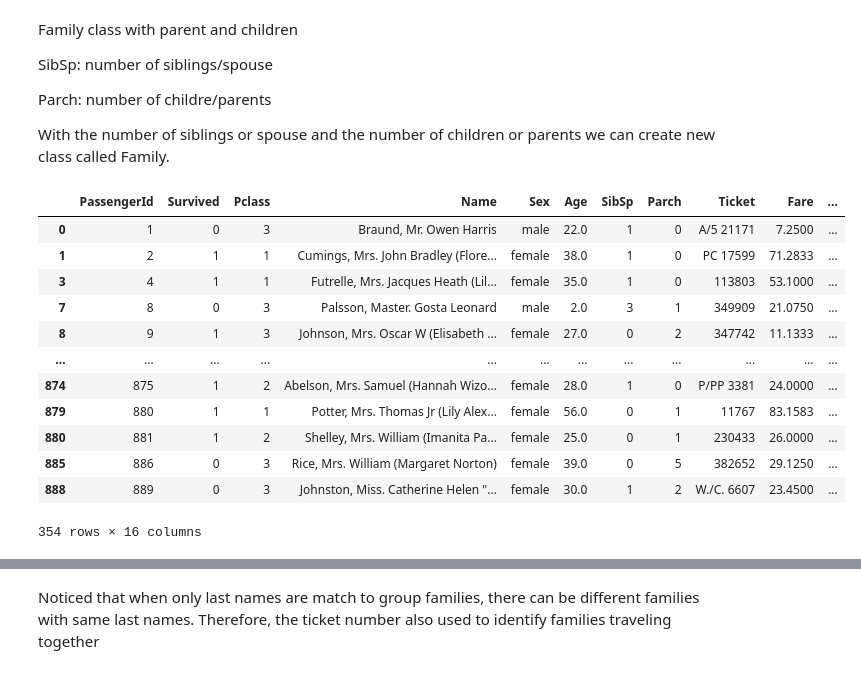
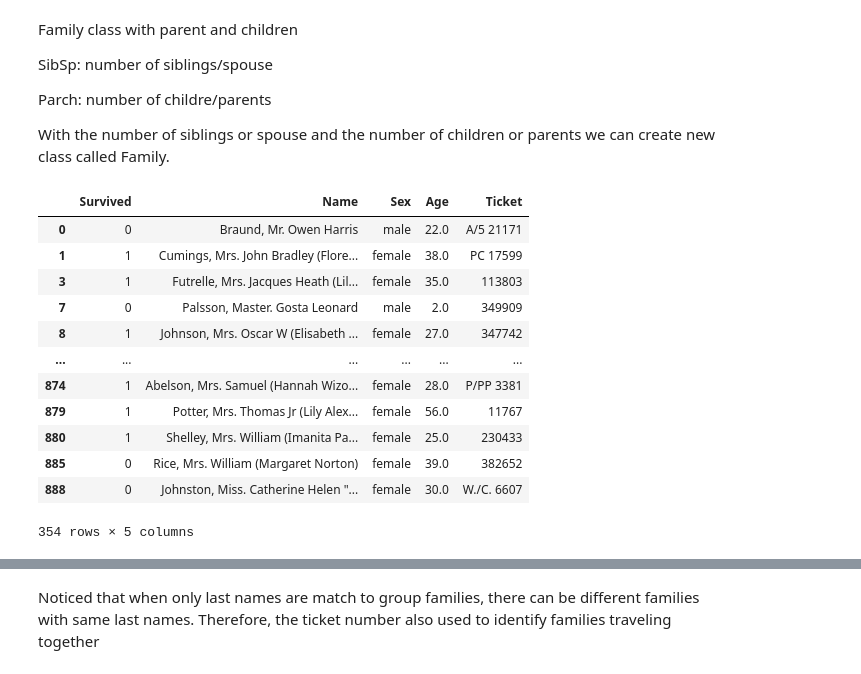
Before and after one commit to chanyadeshani/Group8, a Jupyter notebook: assignment.ipynb, the cells around one changed output, grey strips where cells are left out. Cells and saved outputs as stored; diff of their text form; code cells hidden in the pictures.

```diff
--- a/assignment.ipynb
+++ b/assignment.ipynb
@@ -8,9 +13,9 @@ import re
 # %%
 
 # Import data
-train_data = pd.read_csv('titanic/train.csv')
-df_test = pd.read_csv('titanic/test.csv')
-df_gender_submission = pd.read_csv('titanic/gender_submission.csv')
+train_data = pd.read_csv('train.csv')
+df_test = pd.read_csv('test.csv')
+df_gender_submission = pd.read_csv('gender_submission.csv')
 # Print first few rows
 train_data
 
@@ -18,7 +23,8 @@ train_data
 print("Missing value percentages by variable")
 train_data.isnull().mean().round(4).mul(100).sort_values(ascending = False)
 
-all_df
-all_df.isnull().mean().round(4).mul(100).sort_values(ascending = False)
+
+from sklearn.model_selection import train_test_split
+data_train, data_test = train_test_split(train_data, test_size=0.4, random_state=0)
 # %% [output]
 Missing value percentages by variable
@@ -128,8 +153,8 @@ train_data.loc[train_data['Age'].between(20,35), 'age_group'] = 'yadult'
 train_data.loc[train_data['Age'].between(36,60), 'age_group'] = 'adult'
 train_data.loc[train_data['Age']>60, 'age_group'] = 'elder'
 
-train_data.loc[train_data['Age'] <= 18, '2age_group'] = 'child'
-train_data.loc[train_data['Age'] > 60, '2age_group'] = 'adult'
+train_data.loc[train_data['Age'] <= 18, '2age_groups'] = 'child'
+train_data.loc[train_data['Age'] > 18, '2age_groups'] = 'adult'
 
 
 # create plot
@@ -350,22 +363,22 @@ With the number of siblings or spouse and the number of children or parents we c
 # %%
 # Get pasengers who travel with family (either siblings,spouse, childre or parents)
 # Get the rows which has values for either SibSp column or Parch
-train_data_families = train_data.loc[(train_data['SibSp'] > 0) | (train_data['Parch'] > 0)]
+train_data_families = train_data.loc[(train_data['SibSp'] > 0) | (train_data['Parch'] > 0)][['Survived', 'Name', 'Sex','Age','Ticket']]
 train_data_families
 # %% [output]
-|  | PassengerId | Survived | Pclass | Name | Sex | Age | SibSp | Parch | Ticket | Fare | ... |
-| 0 | 1 | 0 | 3 | Braund, Mr. Owen Harris | male | 22.0 | 1 | 0 | A/5 21171 | 7.2500 | ... |
-| 1 | 2 | 1 | 1 | Cumings, Mrs. John Bradley (Flore... | female | 38.0 | 1 | 0 | PC 17599 | 71.2833 | ... |
-| 3 | 4 | 1 | 1 | Futrelle, Mrs. Jacques Heath (Lil... | female | 35.0 | 1 | 0 | 113803 | 53.1000 | ... |
-| 7 | 8 | 0 | 3 | Palsson, Master. Gosta Leonard | male | 2.0 | 3 | 1 | 349909 | 21.0750 | ... |
-| 8 | 9 | 1 | 3 | Johnson, Mrs. Oscar W (Elisabeth ... | female | 27.0 | 0 | 2 | 347742 | 11.1333 | ... |
-| ... | ... | ... | ... | ... | ... | ... | ... | ... | ... | ... | ... |
-| 874 | 875 | 1 | 2 | Abelson, Mrs. Samuel (Hannah Wizo... | female | 28.0 | 1 | 0 | P/PP 3381 | 24.0000 | ... |
-| 879 | 880 | 1 | 1 | Potter, Mrs. Thomas Jr (Lily Alex... | female | 56.0 | 0 | 1 | 11767 | 83.1583 | ... |
-| 880 | 881 | 1 | 2 | Shelley, Mrs. William (Imanita Pa... | female | 25.0 | 0 | 1 | 230433 | 26.0000 | ... |
-| 885 | 886 | 0 | 3 | Rice, Mrs. William (Margaret Norton) | female | 39.0 | 0 | 5 | 382652 | 29.1250 | ... |
-| 888 | 889 | 0 | 3 | Johnston, Miss. Catherine Helen "... | female | 30.0 | 1 | 2 | W./C. 6607 | 23.4500 | ... |
+|  | Survived | Name | Sex | Age | Ticket |
+| 0 | 0 | Braund, Mr. Owen Harris | male | 22.0 | A/5 21171 |
+| 1 | 1 | Cumings, Mrs. John Bradley (Flore... | female | 38.0 | PC 17599 |
+| 3 | 1 | Futrelle, Mrs. Jacques Heath (Lil... | female | 35.0 | 113803 |
+| 7 | 0 | Palsson, Master. Gosta Leonard | male | 2.0 | 349909 |
+| 8 | 1 | Johnson, Mrs. Oscar W (Elisabeth ... | female | 27.0 | 347742 |
+| ... | ... | ... | ... | ... | ... |
+| 874 | 1 | Abelson, Mrs. Samuel (Hannah Wizo... | female | 28.0 | P/PP 3381 |
+| 879 | 1 | Potter, Mrs. Thomas Jr (Lily Alex... | female | 56.0 | 11767 |
+| 880 | 1 | Shelley, Mrs. William (Imanita Pa... | female | 25.0 | 230433 |
+| 885 | 0 | Rice, Mrs. William (Margaret Norton) | female | 39.0 | 382652 |
+| 888 | 0 | Johnston, Miss. Catherine Helen "... | female | 30.0 | W./C. 6607 |
-354 rows × 16 columns
+354 rows × 5 columns
 # %%
 def extract_last_name(x):
     # String x will split by ',' and take the first element in the resulting list.
```
Also changed, not shown: parts of 25 cells of this notebook.
